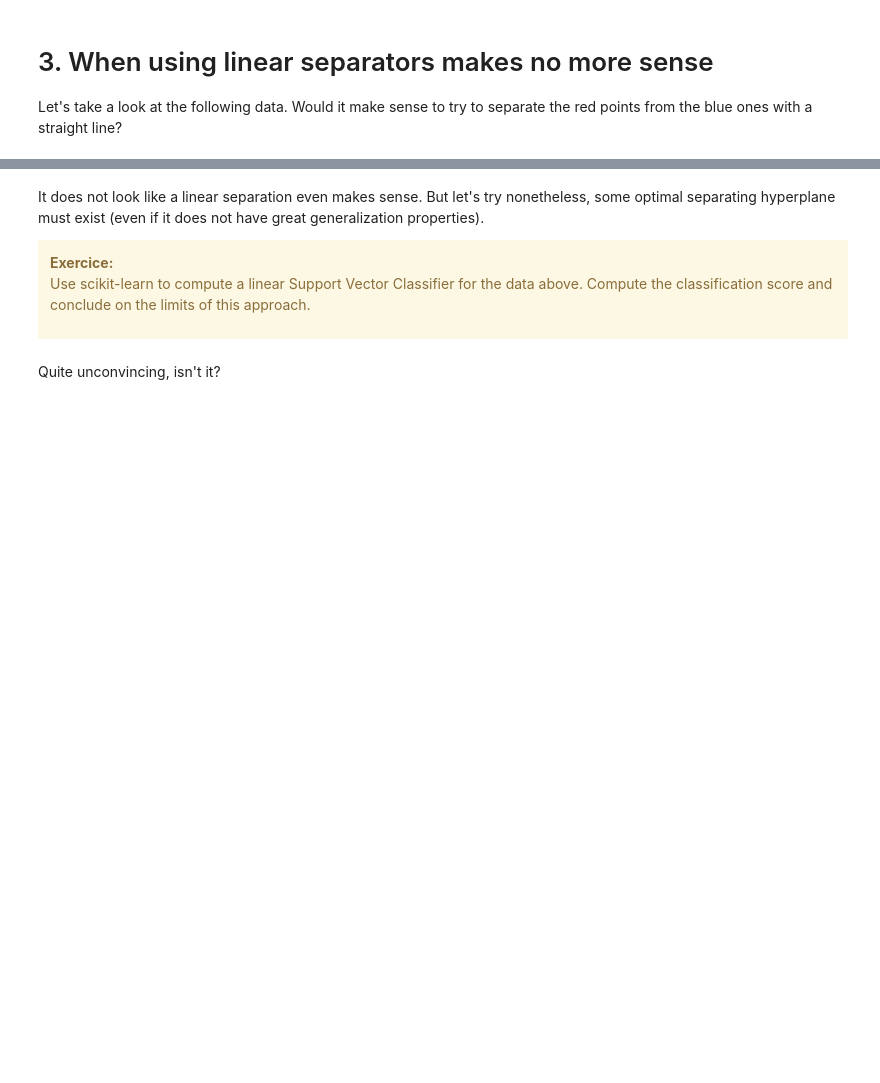
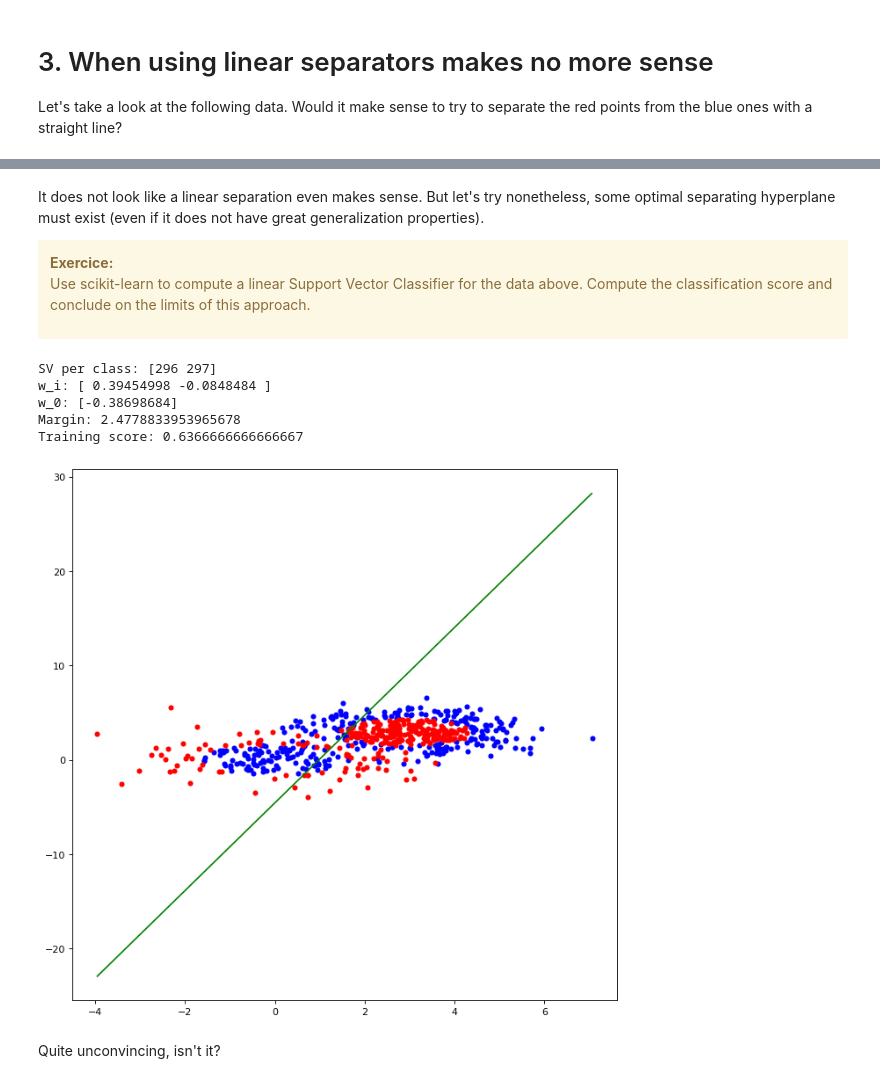
Before and after one commit to SupaeroDataScience/machine-learning, a Jupyter notebook: 3 - SVMs, bias-variance, and kernels/Support Vector Machines, Bias-Variance tradeoff and an Introduction to Kernel Theory.ipynb, the cells around one changed output, grey strips where cells are left out. Cells and saved outputs as stored; diff of their text form; code cells hidden in the pictures; blank space fills up the shorter version.

```diff
--- a/3 - SVMs, bias-variance, and kernels/Support Vector Machines, Bias-Variance tradeoff and an Introduction to Kernel Theory.ipynb
+++ b/3 - SVMs, bias-variance, and kernels/Support Vector Machines, Bias-Variance tradeoff and an Introduction to Kernel Theory.ipynb
@@ -446,6 +505,6 @@ It does not look like a linear separation even makes sense. But let's try noneth
 
 <div class="alert alert-warning">
 
-**Exercice:**<br>
+**Exercice:**
 Use scikit-learn to compute a linear Support Vector Classifier for the data above. Compute the classification score and conclude on the limits of this approach.
 </div>
@@ -456,3 +511,36 @@ Use scikit-learn to compute a linear Support Vector Classifier for the data abov
+# %%
+# %load solutions/code3.py
+### WRITE YOUR CODE HERE
+# If you get stuck, uncomment the line above to load a correction in this cell (then you can execute this code).
+
+mySVC = svm.SVC(kernel='linear', C=1)
+mySVC.fit(X,y)
+
+
+# Compute margin and find support vectors
+w = mySVC.coef_[0]
+w0 = mySVC.intercept_
+M = 1./np.linalg.norm(w)
+print("SV per class:", mySVC.n_support_)
+print("w_i:", w)
+print("w_0:", w0)
+print("Margin:", M)
+print("Training score:", mySVC.score(X,y))
+
+# Plot the separating plane, the margin and the Support Vectors
+fig=plt.figure(figsize=fig_size, dpi= 80, facecolor='w', edgecolor='k')
+plt.scatter(Xblue[:,0],Xblue[:,1],c='b',s=20)
+plt.scatter(Xred[:,0],Xred[:,1],c='r',s=20)
+XX = np.arange(np.min(X[:,0]),np.max(X[:,0]),0.1)
+YY = -(w[0]*XX+w0)/w[1]
+plt.plot(XX,YY,'g');
+# %% [output]
+SV per class: [296 297]
+w_i: [ 0.39454998 -0.0848484 ]
+w_0: [-0.38698684]
+Margin: 2.4778833953965678
+Training score: 0.6366666666666667
+[figure, added]
 # %% [markdown]
 Quite unconvincing, isn't it?
 # %% [markdown]
```
Also changed, not shown: parts of 39 cells of this notebook, 1 other file.
